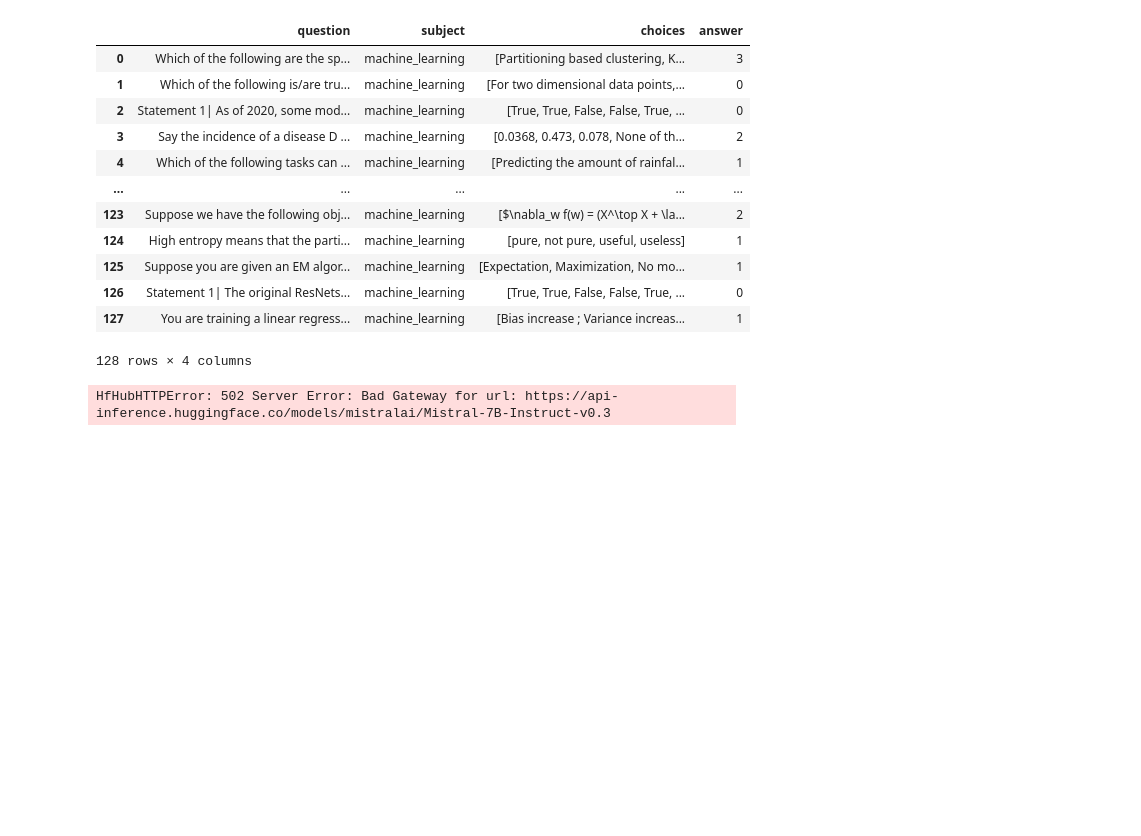
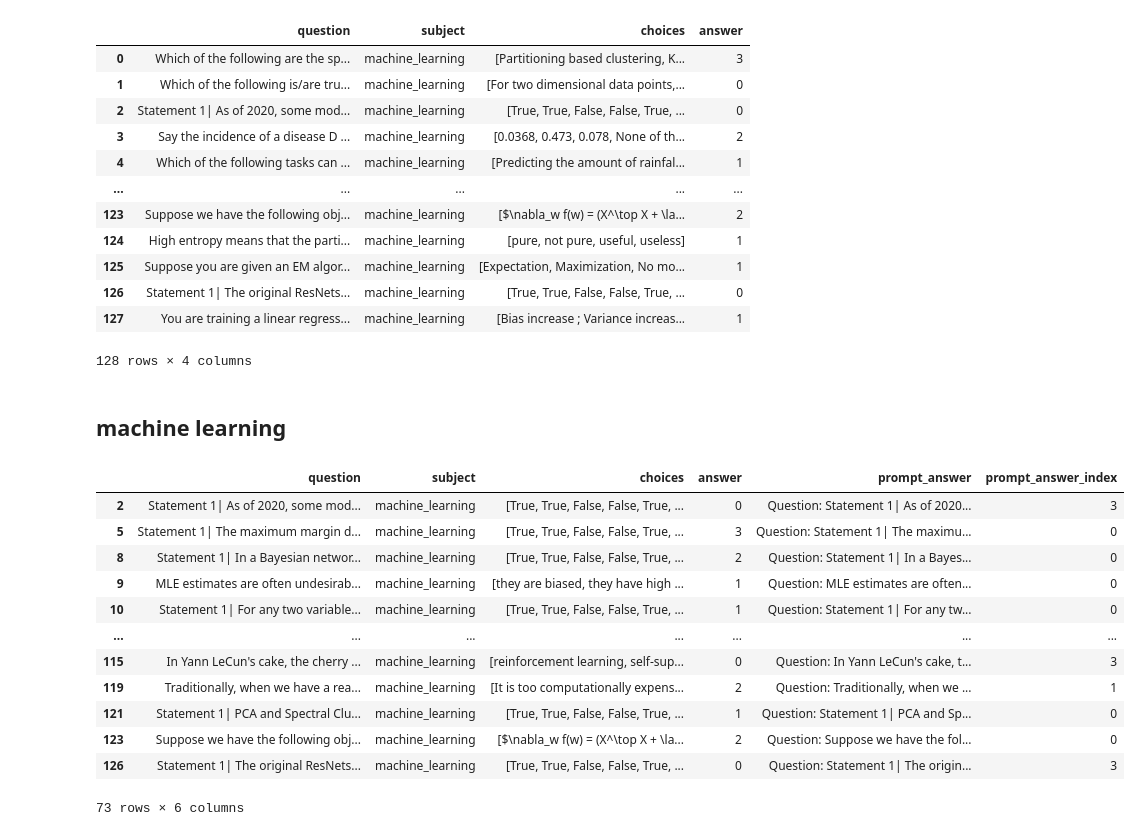
Before and after one commit to nxxk23/AI-Engineer, a Jupyter notebook: mixtralmodel_base.ipynb, the cells around one changed output. Cells and saved outputs as stored; diff of their text form; code cells hidden in the pictures; blank space fills up the shorter version.

```diff
--- a/mixtralmodel_base.ipynb
+++ b/mixtralmodel_base.ipynb
@@ -430,7 +499,30 @@ ml_df
 | 126 | Statement 1| The original ResNets... | machine_learning | [True, True, False, False, True, ... | 0 |
 | 127 | You are training a linear regress... | machine_learning | [Bias increase ; Variance increas... | 1 |
 128 rows × 4 columns
-# %%
-ml_df['predicted_answer_index'] = process_dataset_in_batches(ml_df, batch_size=10, max_workers=8)
-# %% [output]
-HfHubHTTPError: 502 Server Error: Bad Gateway for url: https://api-inference.huggingface.co/models/mistralai/Mistral-7B-Instruct-v0.3
+# %% [markdown]
+## **machine learning**
+# %%
+ml_df['prompt_answer'] = batch_process(ml_df, generate_prompt_answer_optimized)
+# %%
+# Example of applying to a DataFrame
+ml_df['prompt_answer_index'] = ml_df.apply(update_answer_index, axis=1)
+# %%
+non_digit_rows = ml_df[ml_df['prompt_answer_index'].apply(lambda x: not isinstance(x, int))]
+print(non_digit_rows['prompt_answer_index'].iloc[0])
+ml_df.loc[non_digit_rows.index, 'prompt_answer_index'] = 1
+# %%
+ml_df[ml_df['answer'] != ml_df['prompt_answer_index']]
+# %% [output]
+|  | question | subject | choices | answer | prompt_answer | prompt_answer_index |
+| 2 | Statement 1| As of 2020, some mod... | machine_learning | [True, True, False, False, True, ... | 0 | Question: Statement 1| As of 2020... | 3 |
+| 5 | Statement 1| The maximum margin d... | machine_learning | [True, True, False, False, True, ... | 3 | Question: Statement 1| The maximu... | 0 |
+| 8 | Statement 1| In a Bayesian networ... | machine_learning | [True, True, False, False, True, ... | 2 | Question: Statement 1| In a Bayes... | 0 |
+| 9 | MLE estimates are often undesirab... | machine_learning | [they are biased, they have high ... | 1 | Question: MLE estimates are often... | 0 |
+| 10 | Statement 1| For any two variable... | machine_learning | [True, True, False, False, True, ... | 1 | Question: Statement 1| For any tw... | 0 |
+| ... | ... | ... | ... | ... | ... | ... |
+| 115 | In Yann LeCun's cake, the cherry ... | machine_learning | [reinforcement learning, self-sup... | 0 | Question: In Yann LeCun's cake, t... | 3 |
+| 119 | Traditionally, when we have a rea... | machine_learning | [It is too computationally expens... | 2 | Question: Traditionally, when we ... | 1 |
+| 121 | Statement 1| PCA and Spectral Clu... | machine_learning | [True, True, False, False, True, ... | 1 | Question: Statement 1| PCA and Sp... | 0 |
+| 123 | Suppose we have the following obj... | machine_learning | [$\nabla_w f(w) = (X^\top X + \la... | 2 | Question: Suppose we have the fol... | 0 |
+| 126 | Statement 1| The original ResNets... | machine_learning | [True, True, False, False, True, ... | 0 | Question: Statement 1| The origin... | 3 |
+73 rows × 6 columns
```
Also changed, not shown: parts of 16 cells of this notebook.
